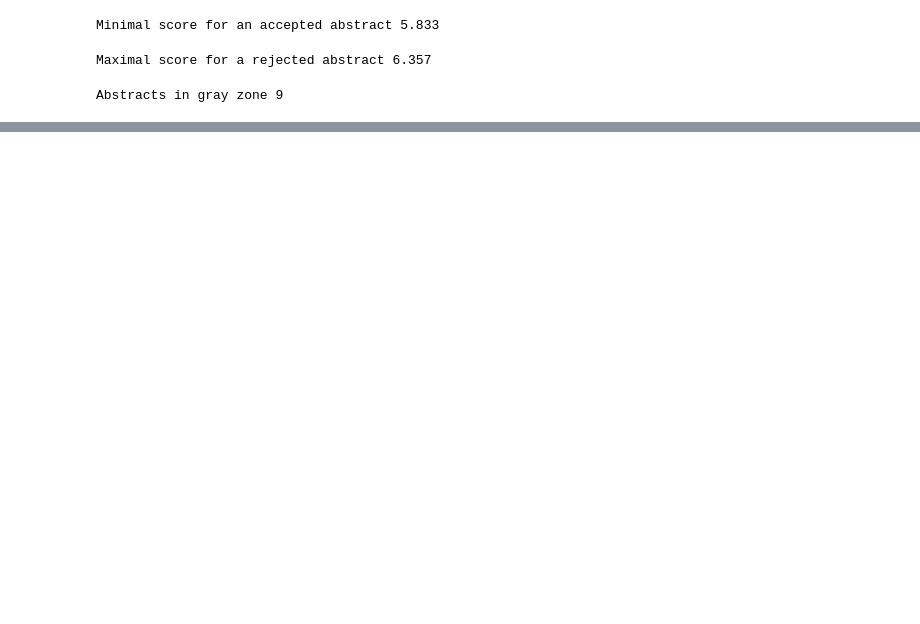
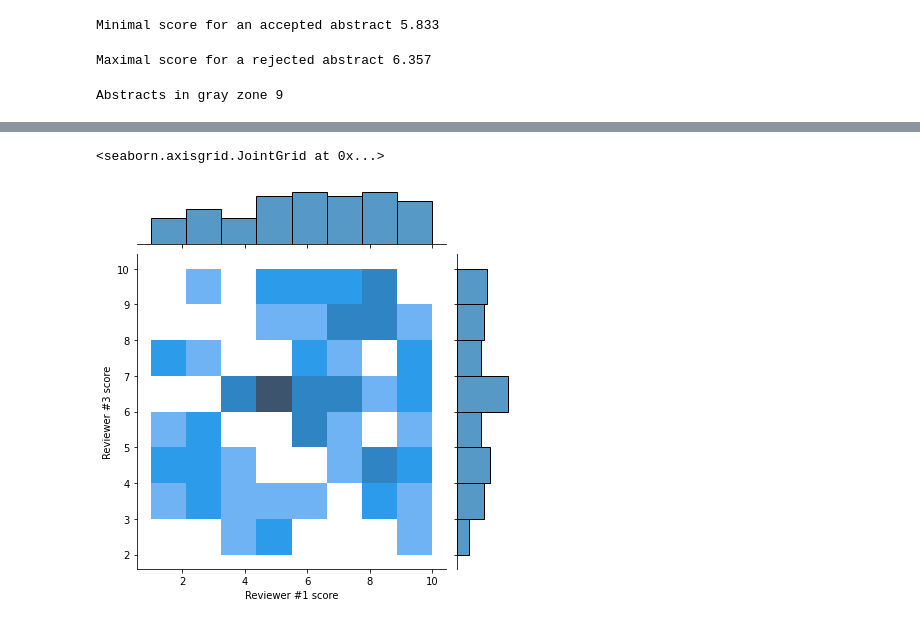
Before and after one commit to laurentperrinet/2022-02-11_COSYNE-scoresheet, a Jupyter notebook: 2022-02-11_COSYNE-scoresheet.ipynb, the cells around one changed output, grey strips where cells are left out. Drawn from its saved outputs; the diff is of its cells as text; code cells hidden in the pictures; blank space fills up the shorter version.

```diff
--- a/2022-02-11_COSYNE-scoresheet.ipynb
+++ b/2022-02-11_COSYNE-scoresheet.ipynb
@@ -283,0 +263,5 @@ Out of the total of $881$ abstract, it is certainly worth to put more attention
+# %%
+sns.jointplot(data=score_sheet, x='Reviewer #1 score', y='Reviewer #3 score', kind="hist")
+# %% [output]
+<seaborn.axisgrid.JointGrid at 0x...>
+[figure, added]
```
Also changed, not shown: parts of 43 cells of this notebook.
